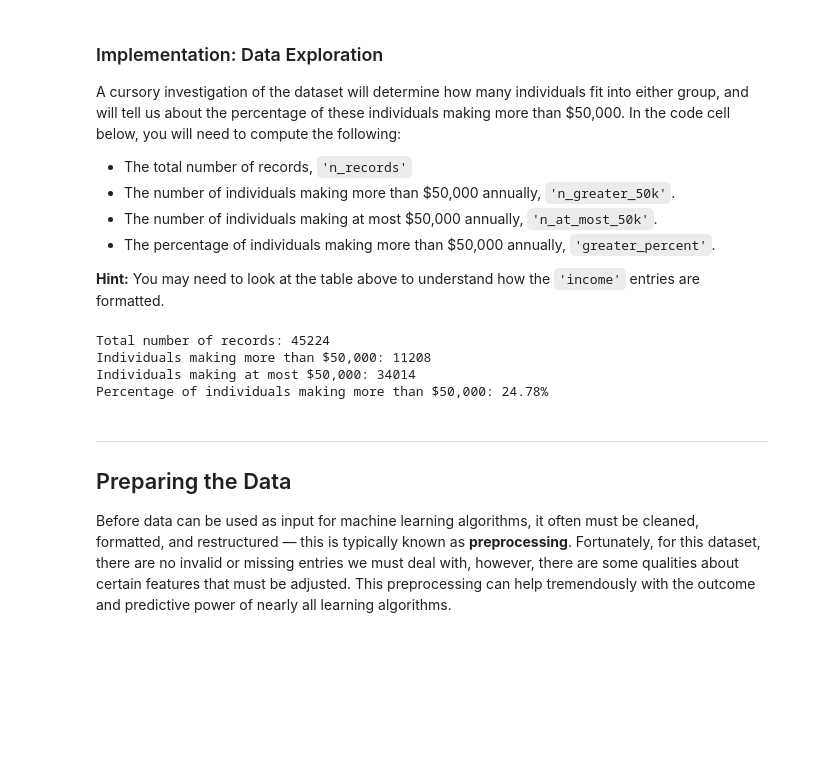
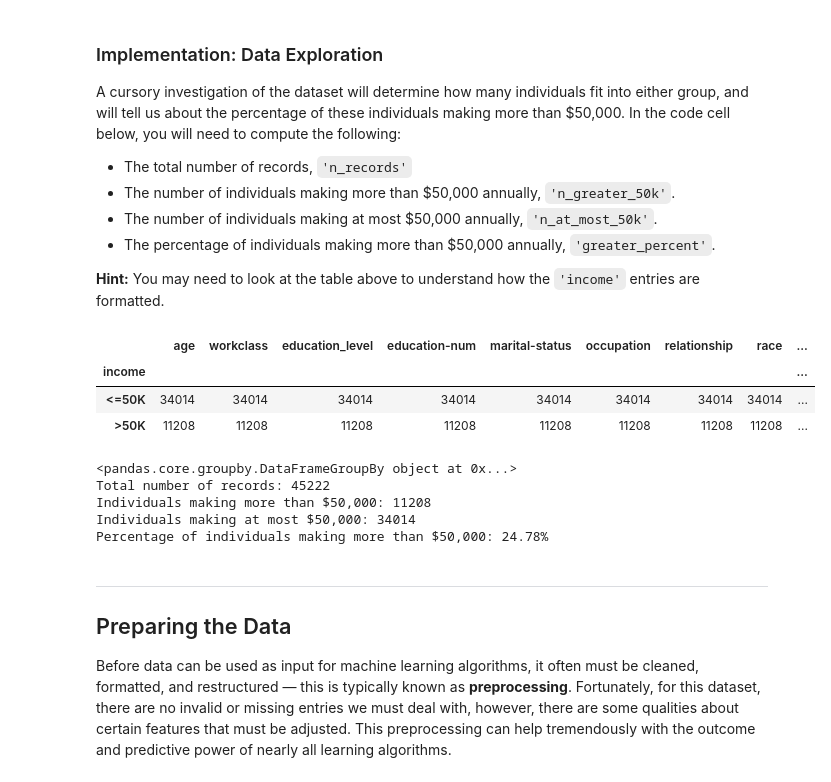
Before and after one commit to krapes/Udacity-Machine-Learning-Projects, a Jupyter notebook: projects/finding_donors/finding_donors.ipynb, the cells around one changed output. Drawn from its saved outputs; the diff is of its cells as text; code cells hidden in the pictures; blank space fills up the shorter version.

```diff
--- a/projects/finding_donors/finding_donors.ipynb
+++ b/projects/finding_donors/finding_donors.ipynb
@@ -70,23 +70,30 @@ A cursory investigation of the dataset will determine how many individuals fit i
 # %%
 # TODO: Total number of records
 n_records = data["income"].count()
-
+df = data.groupby("income").count()
+display(df)
+print(data.groupby("income"))
 # TODO: Number of records where individual's income is more than $50,000
 n_greater_50k = data.income.value_counts()[">50K"]
 
 # TODO: Number of records where individual's income is at most $50,000
 n_at_most_50k =data.income.value_counts()["<=50K"]
 
 # TODO: Percentage of individuals whose income is more than $50,000
 greater_percent = float(n_greater_50k) / float(n_records)*100.0
 
 # Print the results
 print "Total number of records: {}".format(n_records)
 print "Individuals making more than $50,000: {}".format(n_greater_50k)
 print "Individuals making at most $50,000: {}".format(n_at_most_50k)
 print "Percentage of individuals making more than $50,000: {:.2f}%".format(greater_percent)
 # %% [output]
+|  | age | workclass | education_level | education-num | marital-status | occupation | relationship | race | ... |
+| income |  |  |  |  |  |  |  |  | ... |
+| <=50K | 34014 | 34014 | 34014 | 34014 | 34014 | 34014 | 34014 | 34014 | ... |
+| >50K | 11208 | 11208 | 11208 | 11208 | 11208 | 11208 | 11208 | 11208 | ... |
-Total number of records: 45224
+<pandas.core.groupby.DataFrameGroupBy object at 0x...>
+Total number of records: 45222
 Individuals making more than $50,000: 11208
 Individuals making at most $50,000: 34014
 Percentage of individuals making more than $50,000: 24.78%
```
Also changed, not shown: parts of 8 cells of this notebook.
